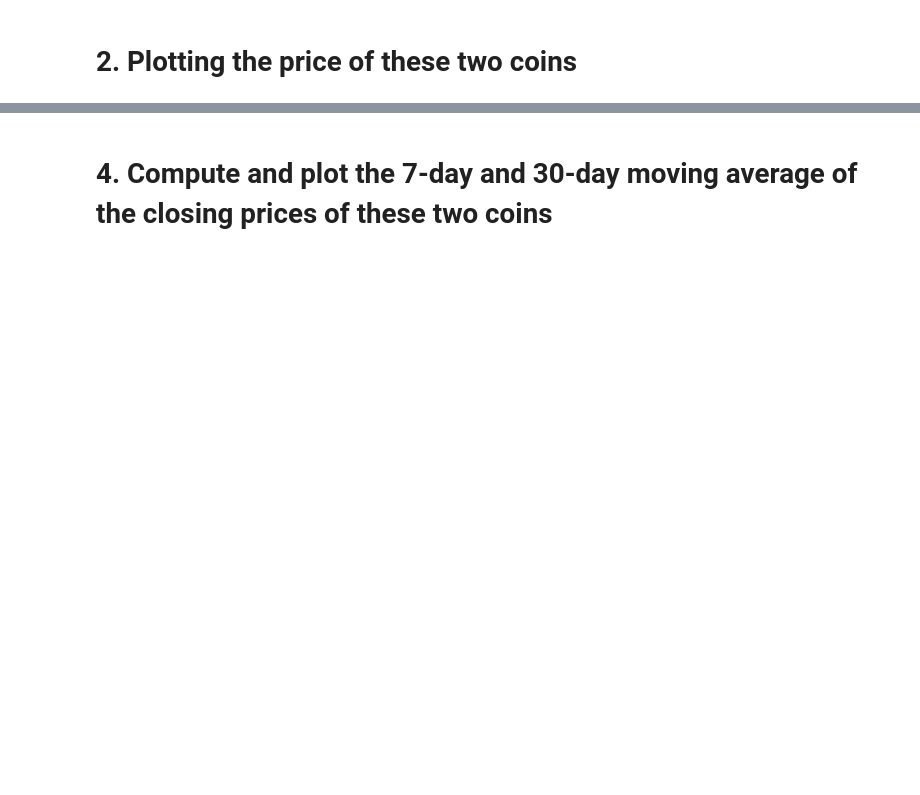
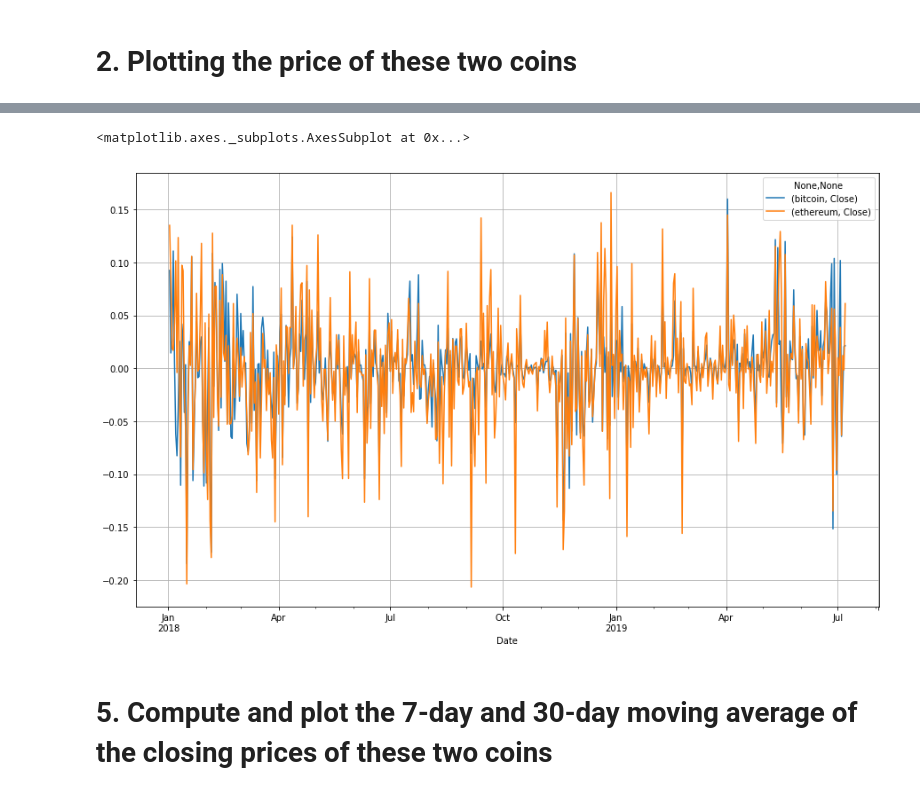
Before and after one commit to CharuJames/Data-Science, a Jupyter notebook: CoinMarketCap.ipynb, the cells around one changed output, grey strips where cells are left out. Saved outputs shown, nothing was run; the diff lists cells and outputs as text; code cells hidden in the pictures; blank space fills up the shorter version.

```diff
--- a/CoinMarketCap.ipynb
+++ b/CoinMarketCap.ipynb
@@ -63,2 +85,11 @@ plt.show()
+# %%
+import numpy as np
+
+df_cryptos_change = df_cryptos.apply(lambda x: np.log(x) - np.log(x.shift(1))) # shift moves dates back by 1.
+df_cryptos_change.head()
+df_cryptos_change.plot(grid= True)
+# %% [output]
+<matplotlib.axes._subplots.AxesSubplot at 0x...>
+[figure, added]
 # %% [markdown]
-# 4. Compute and plot the 7-day and 30-day moving average of the closing prices of these two coins
+# 5. Compute and plot the 7-day and 30-day moving average of the closing prices of these two coins
```
Also changed, not shown: parts of 13 cells of this notebook.
